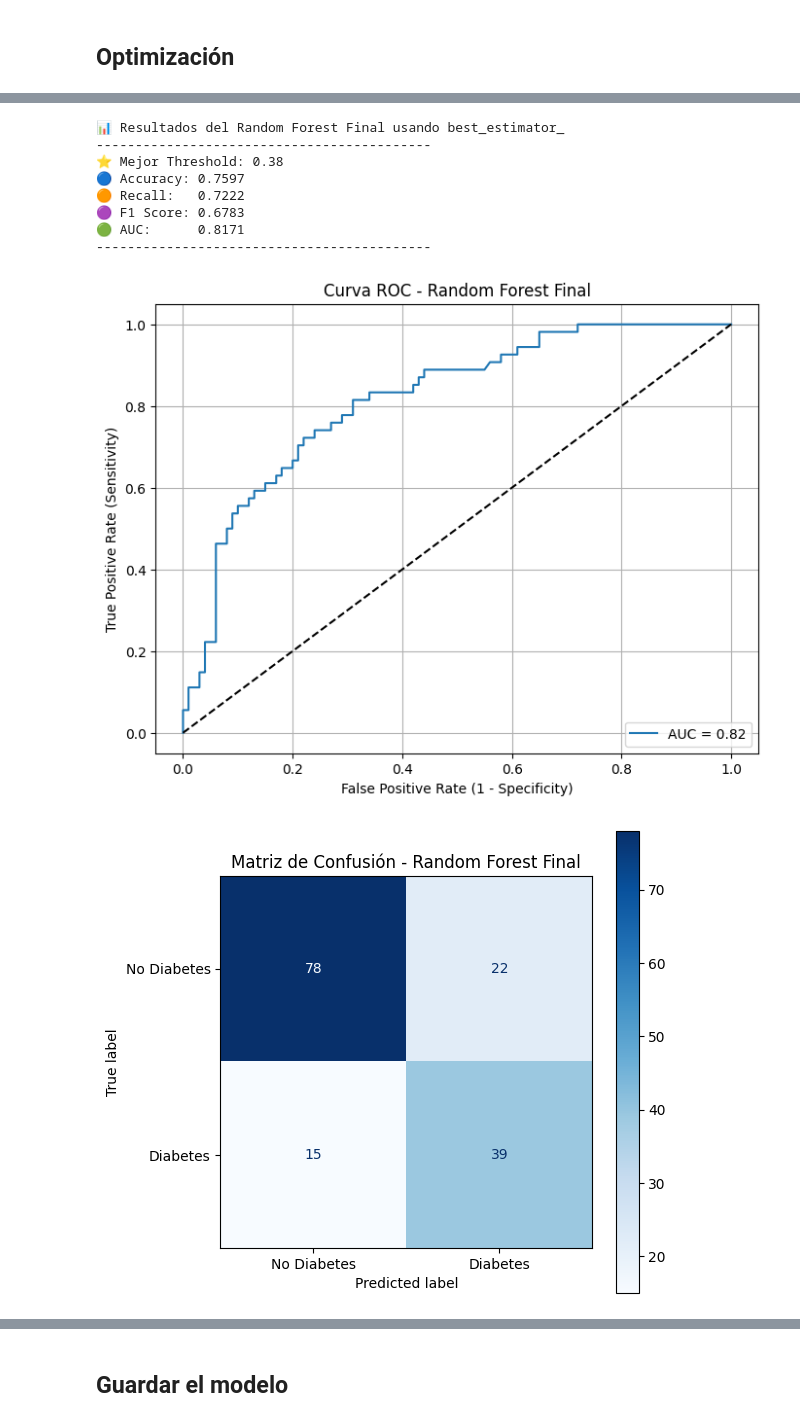
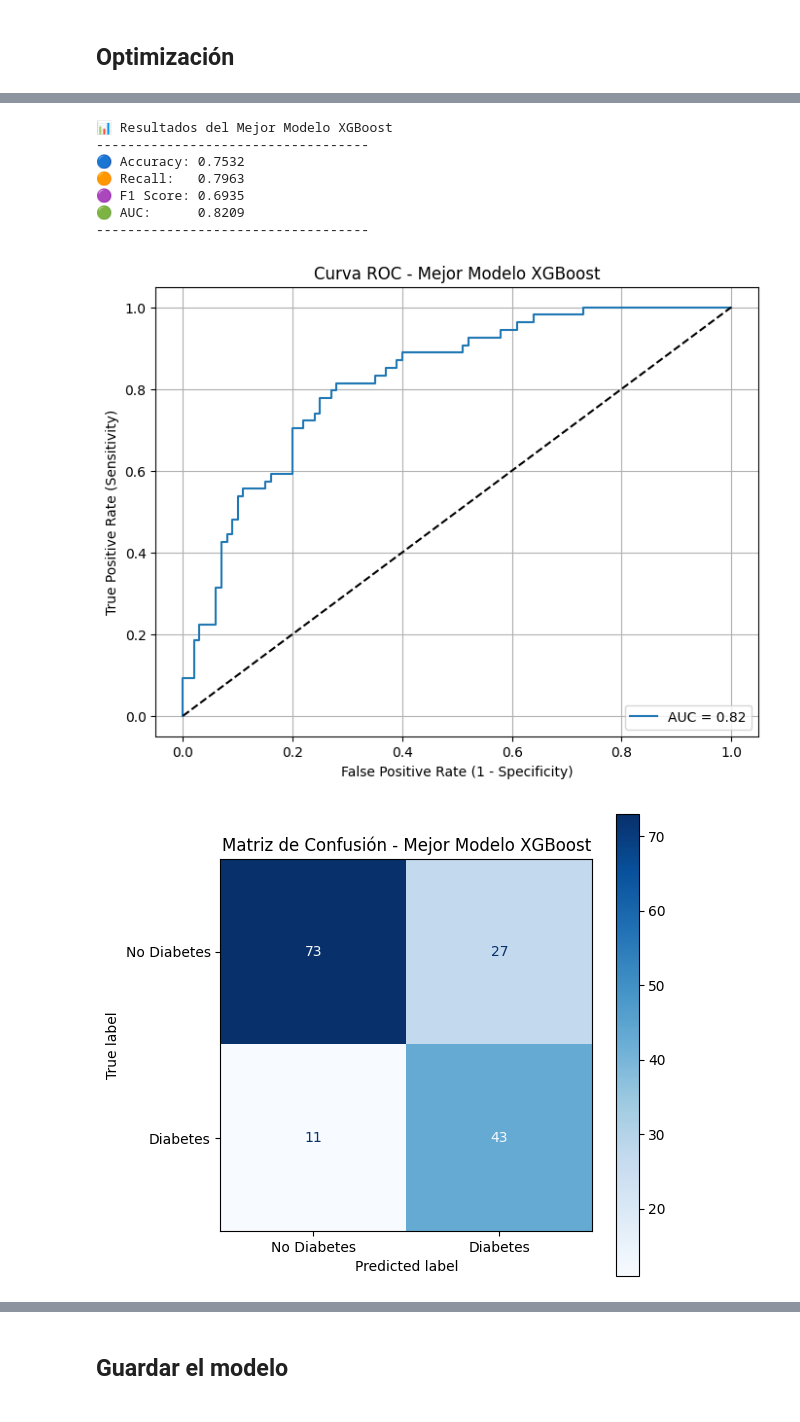
Before and after one commit to 4GeeksAcademy/efrainnalmeida-boosting-algorithms, a Jupyter notebook: src/explore.ipynb, the cells around one changed output, grey strips where cells are left out. Saved outputs shown, nothing was run; the diff lists cells and outputs as text; code cells hidden in the pictures.

```diff
--- a/src/explore.ipynb
+++ b/src/explore.ipynb
@@ -87,4 +101,4 @@ rf_model = RandomForestClassifier(random_state=42)
 # %%
 # Entrenar el modelo
-rf_model.fit(X_train, y_train)
+xgb_model.fit(X_train, y_train)
 # %% [output]
@@ -251,4 +304,4 @@ rf_final = grid_search_rf.best_estimator_
 # %%
-# Predicciones de probabilidad
-y_pred_proba_rf_final = rf_final.predict_proba(X_test)[:, 1]
+# Predecir probabilidades sobre el conjunto de prueba
+y_pred_proba_xgb_best = xgb_best.predict_proba(X_test)[:, 1]
 # %%
@@ -268,52 +331,52 @@ y_pred_rf_opt_final = (y_pred_proba_rf_final >= best_thresh_final).astype(int)
 # %%
-# Calcular métricas
-accuracy_final = accuracy_score(y_test, y_pred_rf_opt_final)
-recall_final = recall_score(y_test, y_pred_rf_opt_final)
-f1_final = f1_score(y_test, y_pred_rf_opt_final)
-auc_final = roc_auc_score(y_test, y_pred_proba_rf_final)  # El AUC no depende del threshold
+# 📊 Aplicar el mejor threshold y recalcular métricas
+y_pred_xgb_best_opt = (y_pred_proba_xgb_best >= best_thresh).astype(int)
 
-# Mostrar resultados de manera ordenada
-print("📊 Resultados del Random Forest Final usando best_estimator_")
-print("-------------------------------------------")
-print(f"⭐ Mejor Threshold: {best_thresh_final:.2f}")
-print(f"🔵 Accuracy: {round(accuracy_final, 4)}")
-print(f"🟠 Recall:   {round(recall_final, 4)}")
-print(f"🟣 F1 Score: {round(f1_final, 4)}")
-print(f"🟢 AUC:      {round(auc_final, 4)}")
-print("-------------------------------------------")
+accuracy_best = accuracy_score(y_test, y_pred_xgb_best_opt)
+recall_best = recall_score(y_test, y_pred_xgb_best_opt)
+f1_best = f1_score(y_test, y_pred_xgb_best_opt)
+auc_best = roc_auc_score(y_test, y_pred_proba_xgb_best)
+
+# Mostrar métricas finales
+print("📊 Resultados del Mejor Modelo XGBoost")
+print("-----------------------------------")
+print(f"🔵 Accuracy: {round(accuracy_best, 4)}")
+print(f"🟠 Recall:   {round(recall_best, 4)}")
+print(f"🟣 F1 Score: {round(f1_best, 4)}")
+print(f"🟢 AUC:      {round(auc_best, 4)}")
+print("-----------------------------------")
 # %% [output]
-📊 Resultados del Random Forest Final usando best_estimator_
--------------------------------------------
-⭐ Mejor Threshold: 0.38
-🔵 Accuracy: 0.7597
-🟠 Recall:   0.7222
-🟣 F1 Score: 0.6783
-🟢 AUC:      0.8171
--------------------------------------------
+📊 Resultados del Mejor Modelo XGBoost
+-----------------------------------
+🔵 Accuracy: 0.7532
+🟠 Recall:   0.7963
+🟣 F1 Score: 0.6935
+🟢 AUC:      0.8209
+-----------------------------------
 # %%
-# Graficar la Curva ROC
-fpr_final, tpr_final, thresholds_roc_final = roc_curve(y_test, y_pred_proba_rf_final)
+# Curva ROC
+fpr, tpr, _ = roc_curve(y_test, y_pred_proba_xgb_best)
 
 plt.figure(figsize=(8,6))
-plt.plot(fpr_final, tpr_final, label=f'AUC = {auc_final:.2f}')
+plt.plot(fpr, tpr, label=f'AUC = {auc_best:.2f}')
 plt.plot([0, 1], [0, 1], 'k--')
 plt.xlabel('False Positive Rate (1 - Specificity)')
 plt.ylabel('True Positive Rate (Sensitivity)')
-plt.title('Curva ROC - Random Forest Final')
+plt.title('Curva ROC - Mejor Modelo XGBoost')
 plt.legend(loc='lower right')
 plt.grid()
 plt.show()
 # %% [output]
-[figure, old version]
+[figure, new version]
 # %%
-# Graficar la Matriz de Confusión
-cm_final = confusion_matrix(y_test, y_pred_rf_opt_final)
-cmd_final = ConfusionMatrixDisplay(confusion_matrix=cm_final, display_labels=["No Diabetes", "Diabetes"])
+# Matriz de confusión
+cm = confusion_matrix(y_test, y_pred_xgb_best_opt)
 
 fig, ax = plt.subplots(figsize=(6,6))
-cmd_final.plot(ax=ax, cmap='Blues', values_format='d')
-plt.title('Matriz de Confusión - Random Forest Final')
+cmd = ConfusionMatrixDisplay(confusion_matrix=cm, display_labels=["No Diabetes", "Diabetes"])
+cmd.plot(ax=ax, cmap='Blues', values_format='d')
+plt.title('Matriz de Confusión - Mejor Modelo XGBoost')
 plt.grid(False)
 plt.show()
 # %% [output]
-[figure, old version]
+[figure, new version]
```
Also changed, not shown: parts of 23 cells of this notebook, 2 other files.
